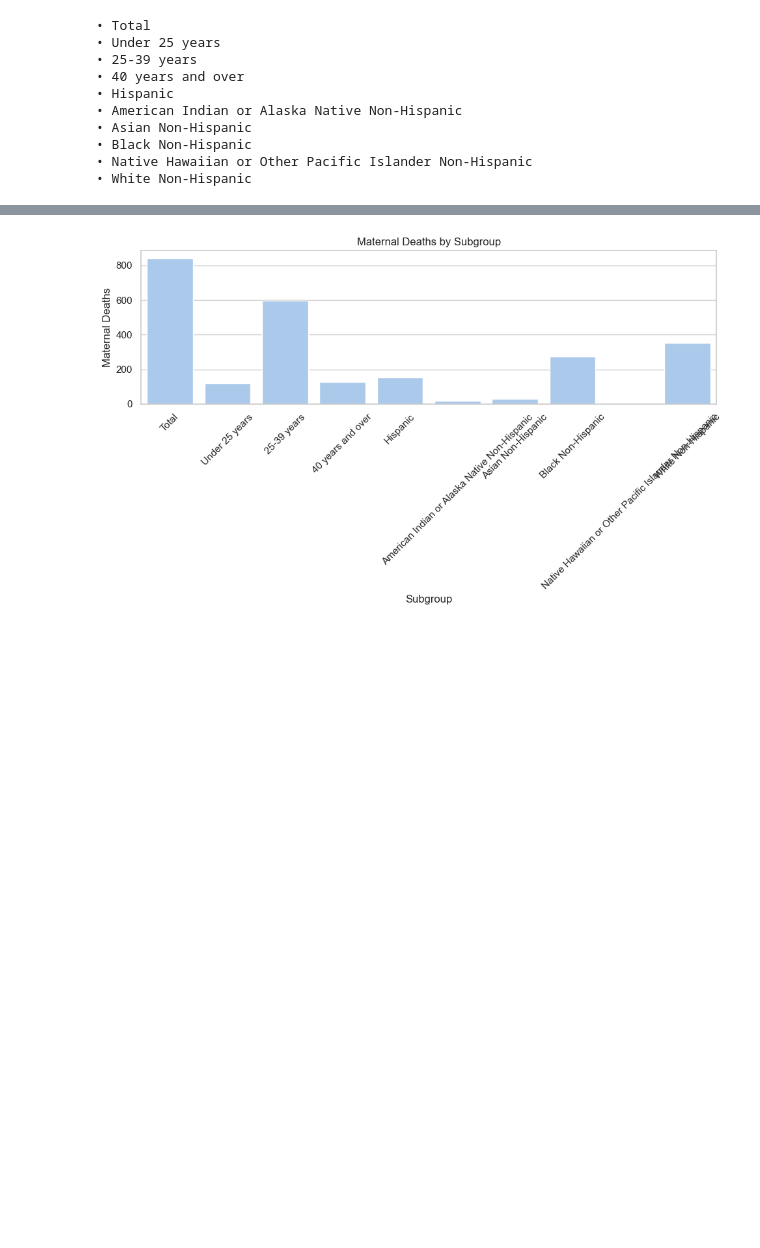
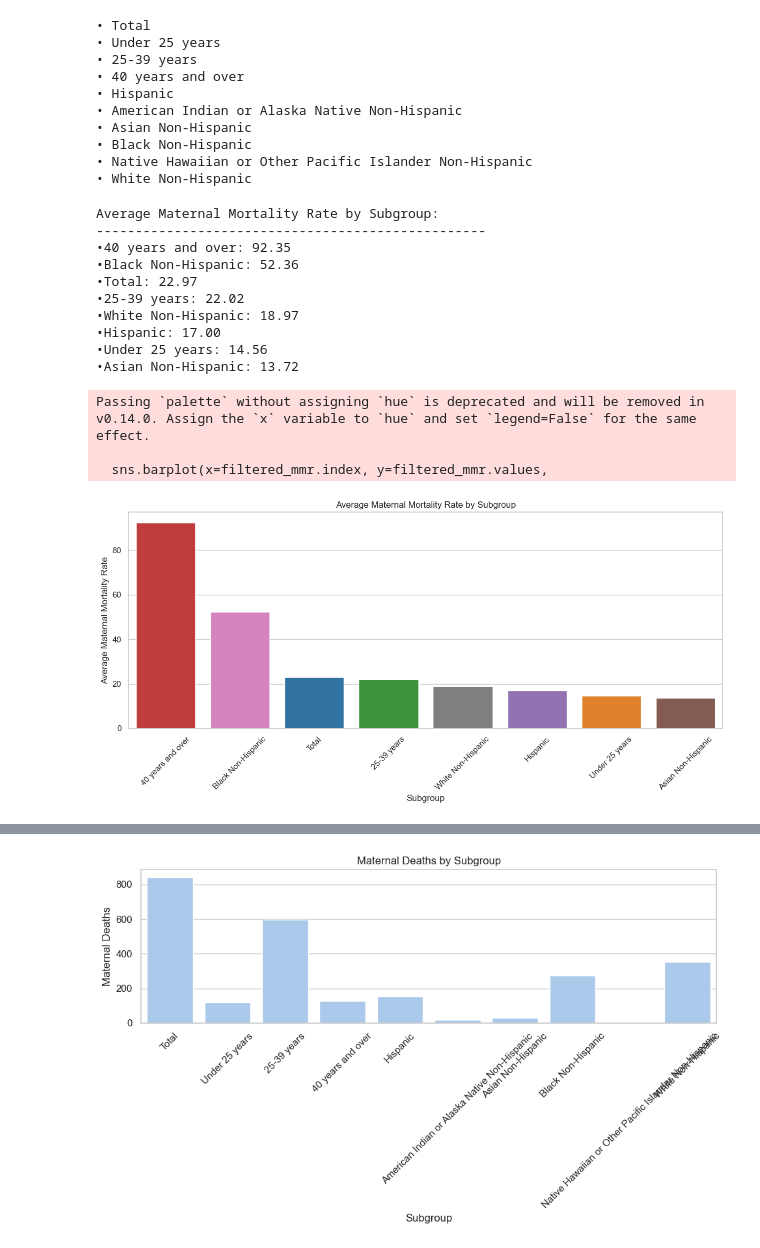
Before and after one commit to anaboulay/PUBH1142, a Jupyter notebook: PUBH 1142 maternal health project.ipynb, the cells around one changed output, grey strips where cells are left out. Drawn from its saved outputs; the diff is of its cells as text; code cells hidden in the pictures; blank space fills up the shorter version.

```diff
--- a/PUBH 1142 maternal health project.ipynb
+++ b/PUBH 1142 maternal health project.ipynb
@@ -77,3 +77,53 @@ for group in subgroups:
 • Black Non-Hispanic
 • Native Hawaiian or Other Pacific Islander Non-Hispanic
 • White Non-Hispanic
+# %%
+# Calculate average MMR for each subgroup and sort in descending order, excluding specified groups
+mmr_by_subgroup = maternal.groupby('Subgroup')['Maternal Mortality Rate'].mean()
+excluded_groups = ["American Indian or Alaska Native Non-Hispanic",
+                  "Native Hawaiian or Other Pacific Islander Non-Hispanic"]
+filtered_mmr = mmr_by_subgroup[~mmr_by_subgroup.index.isin(excluded_groups)].sort_values(ascending=False)
+
+# Print with formatted output
+print("Average Maternal Mortality Rate by Subgroup:")
+print("-" * 50)
+for subgroup, mmr in filtered_mmr.items():
+    print(f"•{subgroup}: {mmr:.2f}")
+
+# Create a dictionary mapping each subgroup to a specific color
+subgroup_colors = {
+    'Total': '#1f77b4',  # blue
+    'Under 25 years': '#ff7f0e',  # orange
+    '25-39 years': '#2ca02c',  # green
+    '40 years and over': '#d62728',  # red
+    'Hispanic': '#9467bd',  # purple
+    'Asian Non-Hispanic': '#8c564b',  # brown
+    'Black Non-Hispanic': '#e377c2',  # pink
+    'White Non-Hispanic': '#7f7f7f'   # gray
+}
+
+# Create the MMR plot with consistent colors
+plt.figure(figsize=(12, 6))
+sns.barplot(x=filtered_mmr.index, y=filtered_mmr.values,
+           palette=[subgroup_colors[x] for x in filtered_mmr.index])
+plt.title("Average Maternal Mortality Rate by Subgroup")
+plt.xlabel("Subgroup")
+plt.ylabel("Average Maternal Mortality Rate")
+plt.xticks(rotation=45)
+plt.tight_layout()
+plt.show()
+# %% [output]
+Average Maternal Mortality Rate by Subgroup:
+--------------------------------------------------
+•40 years and over: 92.35
+•Black Non-Hispanic: 52.36
+•Total: 22.97
+•25-39 years: 22.02
+•White Non-Hispanic: 18.97
+•Hispanic: 17.00
+•Under 25 years: 14.56
+•Asian Non-Hispanic: 13.72
+Passing `palette` without assigning `hue` is deprecated and will be removed in v0.14.0. Assign the `x` variable to `hue` and set `legend=False` for the same effect.
+
+  sns.barplot(x=filtered_mmr.index, y=filtered_mmr.values,
+[figure, added]
```
Also changed, not shown: parts of 4 cells of this notebook.
